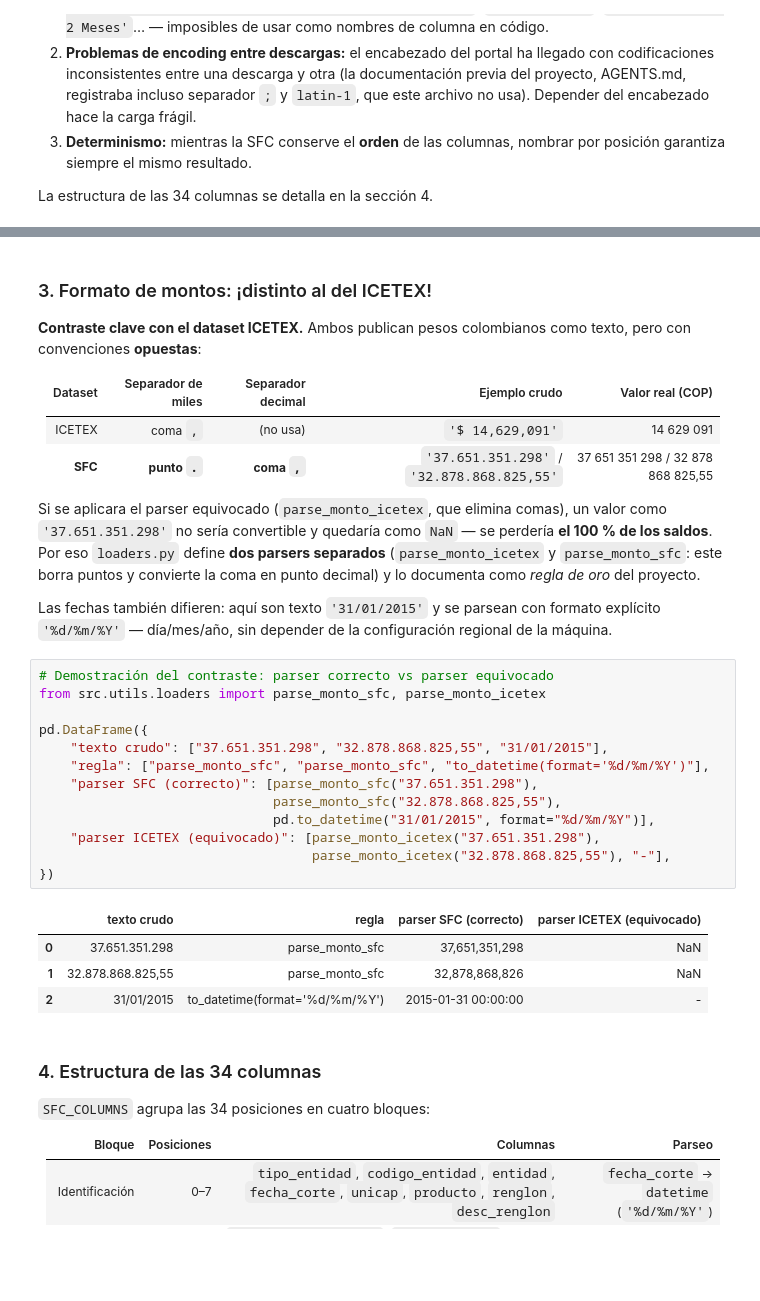
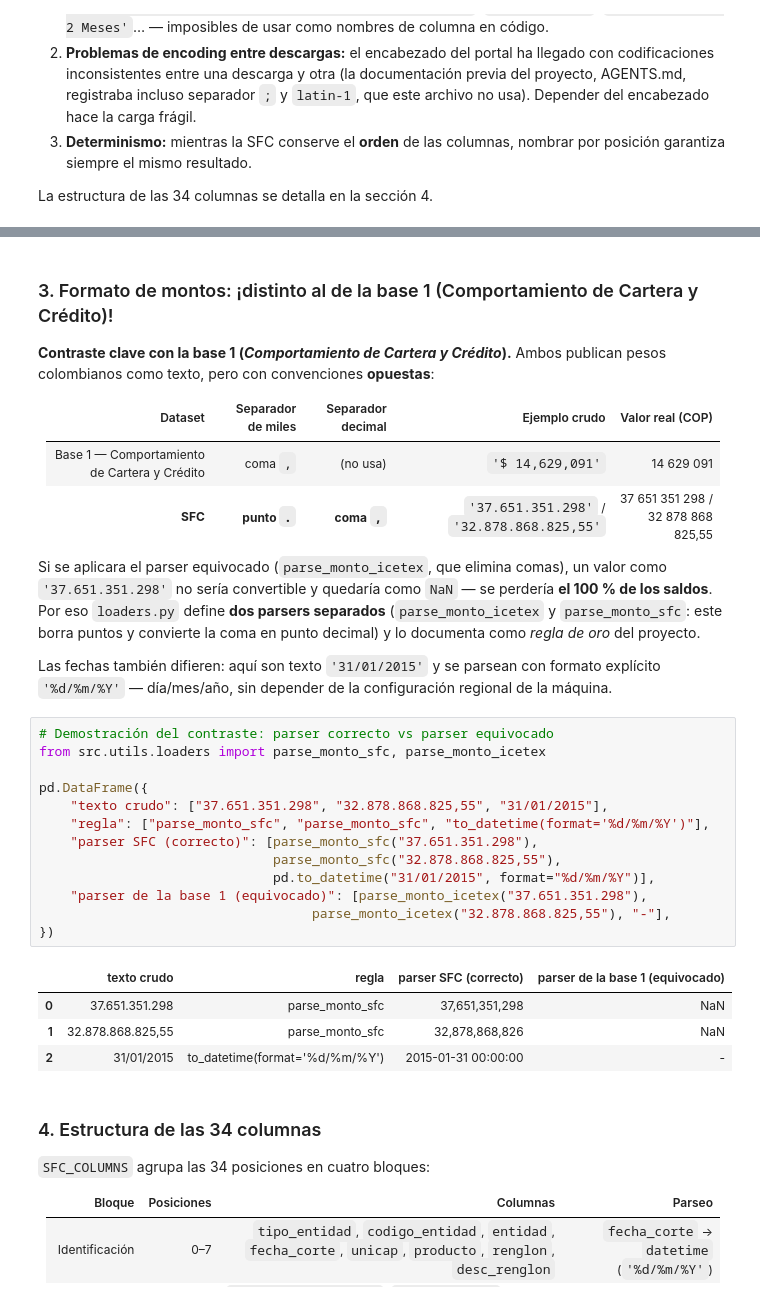
Before and after one commit to samestediazmedin/Financiera-proyecto-de-Riesgo-de-Cr-dito, a Jupyter notebook: notebooks/02_eda_sfc.ipynb, the cells around one changed output, grey strips where cells are left out. Cells and saved outputs as stored; diff of their text form; blank space fills up the shorter version.

```diff
--- a/notebooks/02_eda_sfc.ipynb
+++ b/notebooks/02_eda_sfc.ipynb
@@ -70,13 +70,13 @@ vistazo.iloc[:3, :9]  # solo las primeras 9 columnas para que sean legibles
 | 1 | 1 | 12 | Banco Gnb Sudameris | 31/01/2015 | 1 | CRÉDITO ROTATIVO | 5 | CRÉDITO ROTATIVO TOTAL | 37.651.351.298 |
 | 2 | 1 | 6 | Itaú Banco Itaú. | 31/01/2015 | 1 | CRÉDITO ROTATIVO | 5 | CRÉDITO ROTATIVO TOTAL | 476.766.070.943,32 |
 # %% [markdown]
-### 3. Formato de montos: ¡distinto al del ICETEX!
+### 3. Formato de montos: ¡distinto al de la base 1 (Comportamiento de Cartera y Crédito)!
 
-**Contraste clave con el dataset ICETEX.** Ambos publican pesos colombianos como texto, pero con convenciones **opuestas**:
+**Contraste clave con la base 1 (*Comportamiento de Cartera y Crédito*).** Ambos publican pesos colombianos como texto, pero con convenciones **opuestas**:
 
 | Dataset | Separador de miles | Separador decimal | Ejemplo crudo | Valor real (COP) |
 |---------|--------------------|-------------------|---------------|------------------|
-| ICETEX | coma `,` | (no usa) | `'$ 14,629,091'` | 14 629 091 |
+| Base 1 — Comportamiento de Cartera y Crédito | coma `,` | (no usa) | `'$ 14,629,091'` | 14 629 091 |
 | **SFC** | **punto `.`** | **coma `,`** | `'37.651.351.298'` / `'32.878.868.825,55'` | 37 651 351 298 / 32 878 868 825,55 |
 
 Si se aplicara el parser equivocado (`parse_monto_icetex`, que elimina comas), un valor como `'37.651.351.298'` no sería convertible y quedaría como `NaN` — se perdería **el 100 % de los saldos**. Por eso `loaders.py` define **dos parsers separados** (`parse_monto_icetex` y `parse_monto_sfc`: este borra puntos y convierte la coma en punto decimal) y lo documenta como *regla de oro* del proyecto.
@@ -85,18 +85,18 @@ Las fechas también difieren: aquí son texto `'31/01/2015'` y se parsean con fo
 # %%
 # Demostración del contraste: parser correcto vs parser equivocado
 from src.utils.loaders import parse_monto_sfc, parse_monto_icetex
 
 pd.DataFrame({
     "texto crudo": ["37.651.351.298", "32.878.868.825,55", "31/01/2015"],
     "regla": ["parse_monto_sfc", "parse_monto_sfc", "to_datetime(format='%d/%m/%Y')"],
     "parser SFC (correcto)": [parse_monto_sfc("37.651.351.298"),
                               parse_monto_sfc("32.878.868.825,55"),
                               pd.to_datetime("31/01/2015", format="%d/%m/%Y")],
-    "parser ICETEX (equivocado)": [parse_monto_icetex("37.651.351.298"),
+    "parser de la base 1 (equivocado)": [parse_monto_icetex("37.651.351.298"),
                                    parse_monto_icetex("32.878.868.825,55"), "-"],
 })
 # %% [output]
-|  | texto crudo | regla | parser SFC (correcto) | parser ICETEX (equivocado) |
+|  | texto crudo | regla | parser SFC (correcto) | parser de la base 1 (equivocado) |
 | 0 | 37.651.351.298 | parse_monto_sfc | 37,651,351,298 | NaN |
 | 1 | 32.878.868.825,55 | parse_monto_sfc | 32,878,868,826 | NaN |
 | 2 | 31/01/2015 | to_datetime(format='%d/%m/%Y') | 2015-01-31 00:00:00 | - |
```
Also changed, not shown: parts of 3 cells of this notebook, 3 other files.
